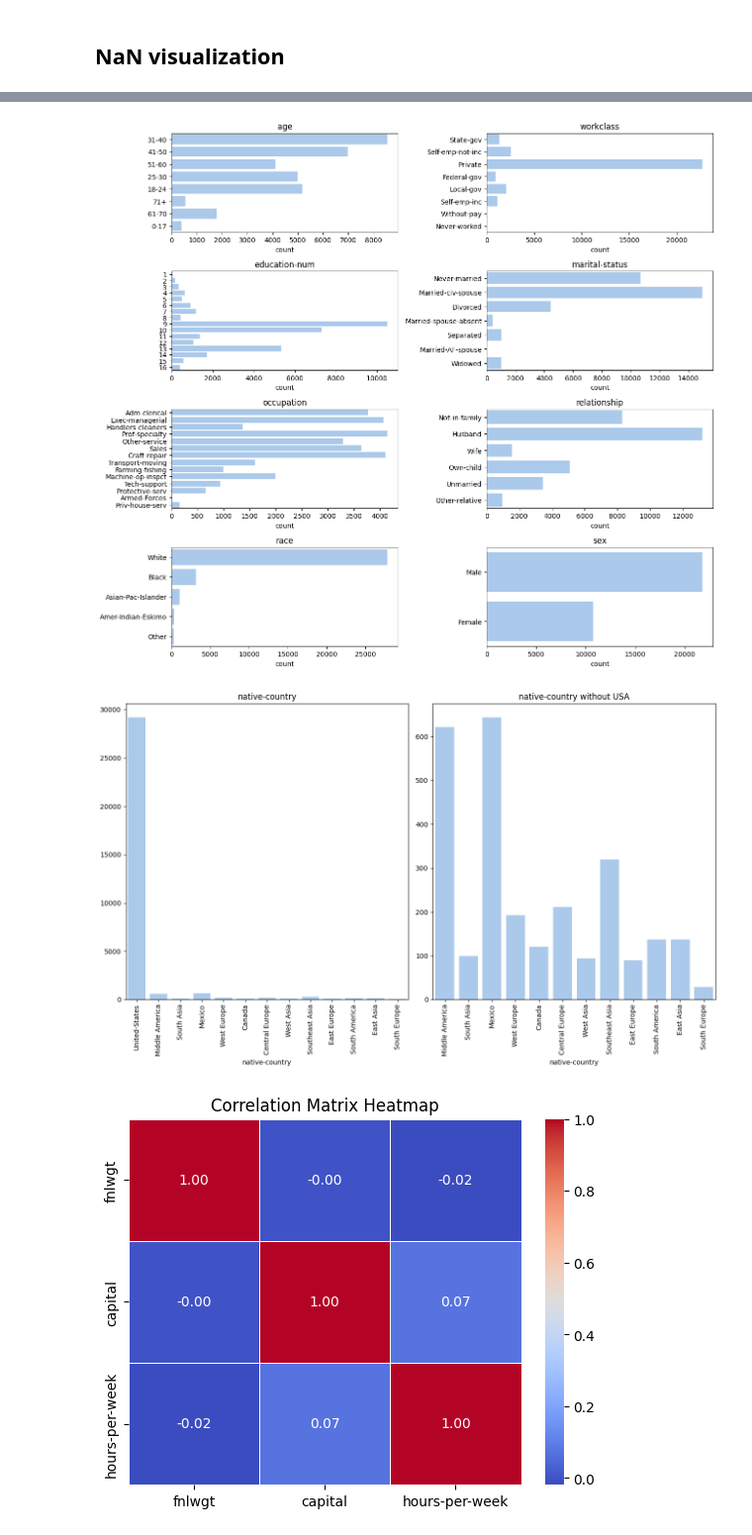
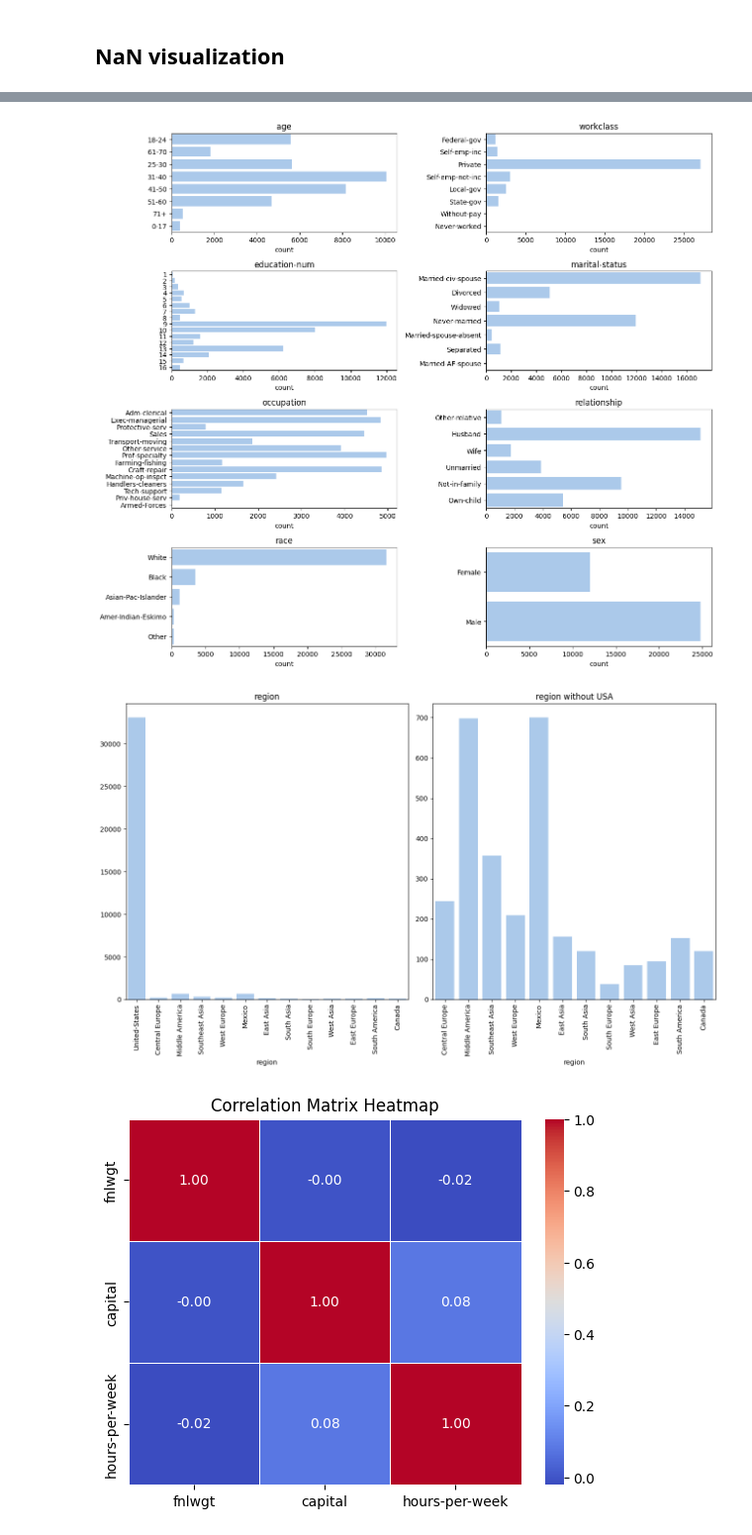
Before and after one commit to Staszek15/Data-Mining-Project, a Jupyter notebook: adults_analysis.ipynb, the cells around one changed output, grey strips where cells are left out. Shown at 99% size. Drawn from its saved outputs; the diff is of its cells as text; code cells hidden in the pictures.

```diff
--- a/adults_analysis.ipynb
+++ b/adults_analysis.ipynb
@@ -54,4 +53,7 @@ def count_99_grouped(df, value, column, compare_column):
 #03AC13" - shamrock
 #028A0F - emerald
 # %%
-file_path = Path('adults_data','adult_cleaned_data.csv')
+file_path = Path('adults_data','adults_cleaned_train_data.csv')
+
+df = pd.read_csv(file_path)
+df.head(5)
@@ -58,10 +66,0 @@ file_path = Path('adults_data','adult_cleaned_data.csv')
-# %%
-column_names = ["age","workclass","fnlwgt", "education-num", "marital-status", "occupation",
-                "relationship", "race", "sex", "capital", "hours-per-week", "native-country", "income"]
-
-df = pd.read_csv(file_path, delimiter=',', header=0, names=column_names)
-
-n = len(df)
-n_features = len(df.columns) - 2
-
-df.head(5)
@@ -159,5 +151,5 @@ plt.show()
 # %%
-categorical_features = ['age','workclass', 'education-num', 'marital-status', 'occupation', 'relationship', 'race', 'sex', 'native-country']
+categorical_features = ['age','workclass', 'education-num', 'marital-status', 'occupation', 'relationship', 'race', 'sex', 'region']
 plt.figure(figsize=(13, 14))
 #plots without country
 for i, feature in enumerate(categorical_features, 1):
@@ -169,29 +161,29 @@ for i, feature in enumerate(categorical_features, 1):
 plt.tight_layout()
 plt.show()
 # %% [output]
-[figure, old version]
+[figure, new version]
 # %%
 fix, axes = plt.subplots(1, 2, figsize=(13, 8))
 for i, usa in enumerate([True, False]):
     if usa:
         plt.subplot(1,2,1)
         sns.countplot(data = df,
                       x = categorical_features[-1])
         plt.title(categorical_features[-1])
         plt.ylabel(None)
         plt.xticks(rotation=90)
     else:
         plt.subplot(1,2,2)
-        sns.countplot(data = df[df['native-country'] != 'United-States'],
+        sns.countplot(data = df[df['region'] != 'United-States'],
                       x = categorical_features[-1])
         plt.title(categorical_features[-1] + ' without USA')
         plt.ylabel(None)
         plt.xticks(rotation=90)
 
 plt.tight_layout()
 plt.show()
 # %% [output]
-[figure, old version]
+[figure, new version]
 # %%
 sns.heatmap(df[numerical_features].corr(), annot=True, cmap='coolwarm', fmt=".2f", linewidths=0.5)
 plt.title('Correlation Matrix Heatmap')
```
Also changed, not shown: parts of 19 cells of this notebook, 15 other files.
